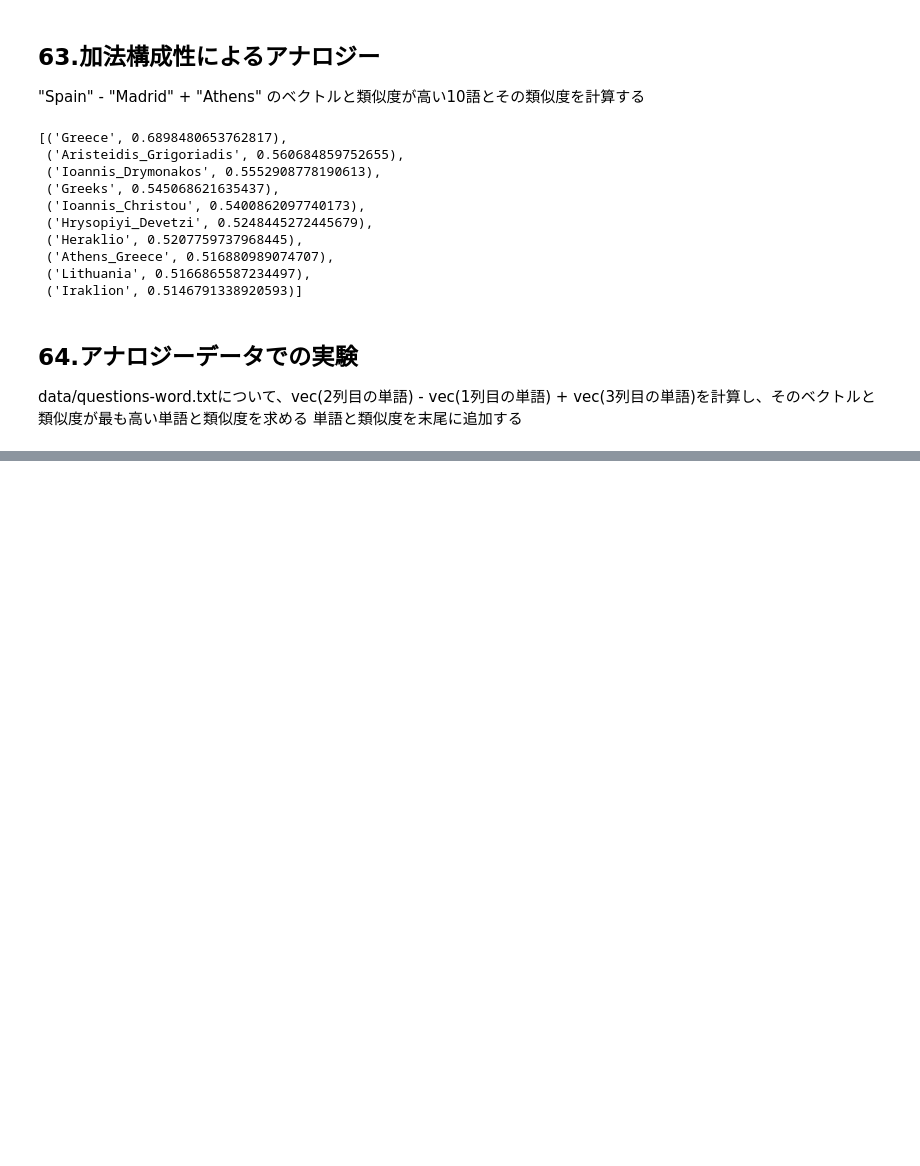
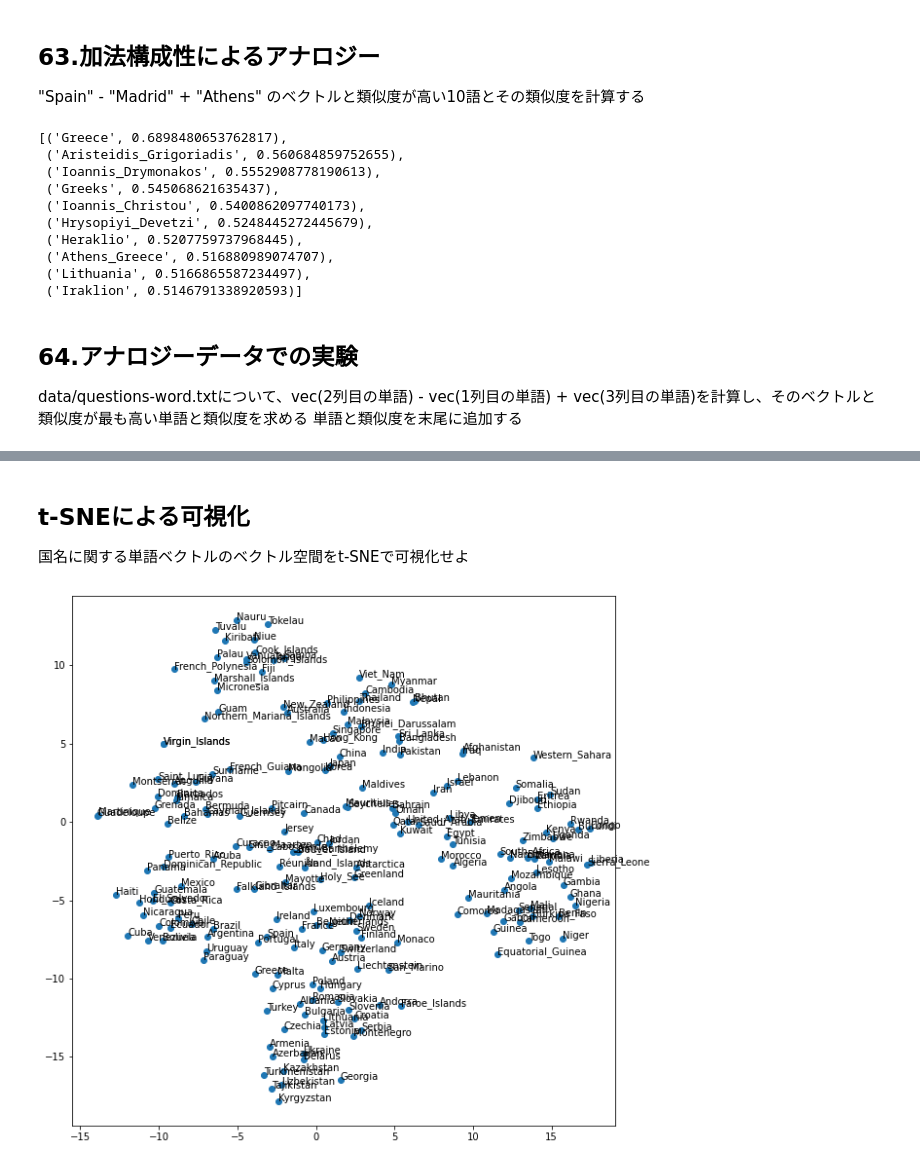
Before and after one commit to suzuhiki/NLP100knocks, a Jupyter notebook: 100knocks_07.ipynb, the cells around one changed output, grey strips where cells are left out. Drawn from its saved outputs; the diff is of its cells as text; code cells hidden in the pictures; blank space fills up the shorter version.

```diff
--- a/100knocks_07.ipynb
+++ b/100knocks_07.ipynb
@@ -123,0 +281,16 @@ if IS_FIRST:
+# %% [markdown]
+## t-SNEによる可視化
+国名に関する単語ベクトルのベクトル空間をt-SNEで可視化せよ
+# %%
+from sklearn.manifold import TSNE
+
+tsne = TSNE(n_components=2, random_state = 0, perplexity = 30, n_iter = 1000)
+X_embedded = tsne.fit_transform(countries_vec)
+
+plt.figure(figsize=(10, 10))
+plt.scatter(np.array(X_embedded).T[0], np.array(X_embedded).T[1])
+for (x, y), name in zip(X_embedded, countries_namelist_small):
+    plt.annotate(name, (x, y))
+plt.show()
+# %% [output]
+[figure, added]
```
Also changed, not shown: parts of 17 cells of this notebook, 2 other files.
